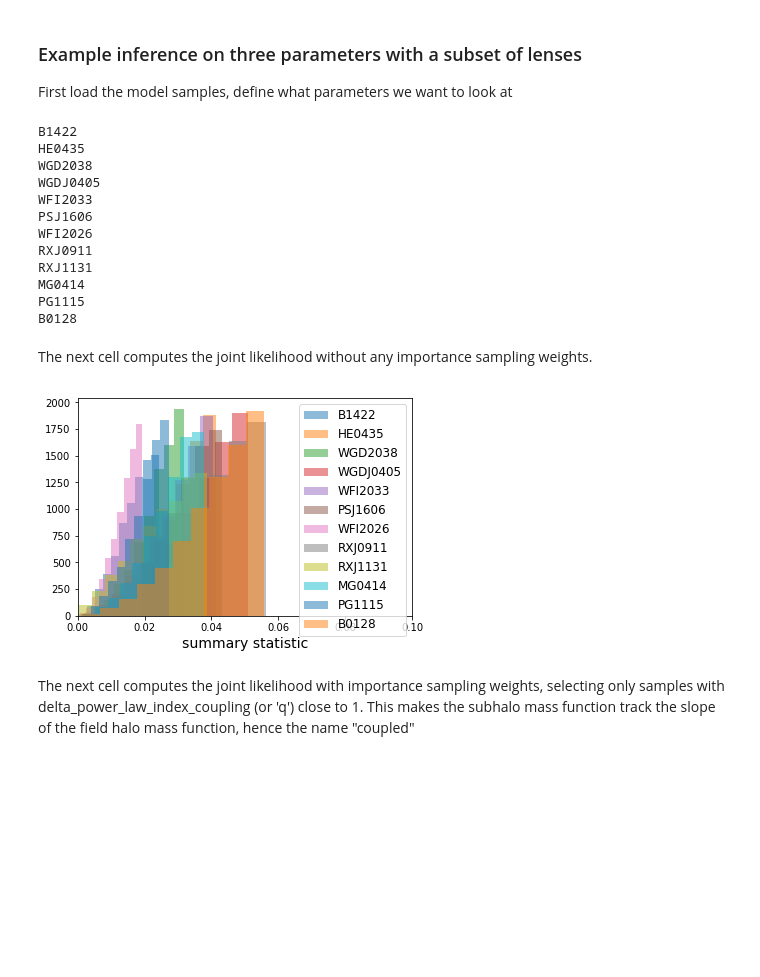
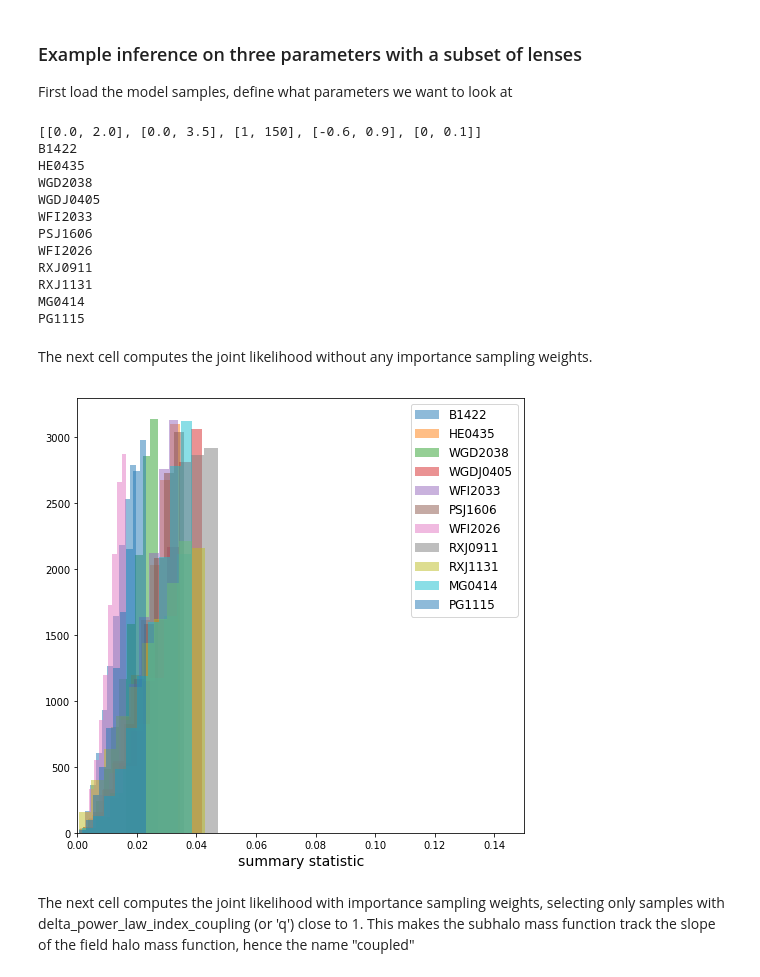
Before and after one commit to dangilman/LensLikelihood-, a Jupyter notebook: notebooks/inference_5D_from_scratch.ipynb, the cells around one changed output. Saved outputs shown, nothing was run; the diff lists cells and outputs as text; code cells hidden in the pictures; blank space fills up the shorter version.

```diff
--- a/notebooks/inference_5D_from_scratch.ipynb
+++ b/notebooks/inference_5D_from_scratch.ipynb
@@ -77,10 +77,12 @@ First load the model samples, define what parameters we want to look at
 import pickle
 import matplotlib.pyplot as plt
 # specify the parameter names
-param_names = ['sigma_sub', 'LOS_normalization', 'beta', 'c0', 'delta_power_law_index']
+param_names = ['LOS_normalization', 'beta', 'c0', 'delta_power_law_index', 'sigma_sub']
 param_ranges = [all_param_ranges[name] for name in param_names]
+print(param_ranges)
 # specify the lenses to use
 lenses = all_lens_names
+
 raw_samples_dict = {}
 # load the forward model samples
 for lens in lenses:
@@ -90,6 +92,7 @@ for lens in lenses:
     f.close()
     raw_samples_dict[lens] = raw_samples
 # %% [output]
+[[0.0, 2.0], [0.0, 3.5], [1, 150], [-0.6, 0.9], [0, 0.1]]
 B1422
 HE0435
 WGD2038
@@ -101,41 +104,39 @@ RXJ0911
 RXJ1131
 MG0414
 PG1115
-B0128
 # %% [markdown]
 The next cell computes the joint likelihood without any importance sampling weights.
 # %%
 # compute the summary statistics, retaining the 1500 sets of model parameters with lowest summary statistic
-n_samples_keep = 1500
+n_samples_keep = 2500
 samples_dict = {}
-full_samples_dict = {}
-
+fig = plt.figure(1)
+fig.set_size_inches(8,8)
 for lens in lenses:
 
     importance_sampling_weights = None
     measured_fluxes = flux_measurements[lens]
     measurement_uncertainties = flux_measurement_uncertainties[lens][0]
     reference_index = flux_measurement_uncertainties[lens][1]
     uncertaintiy_in_flux_ratios = flux_measurement_uncertainties[lens][2]
 
-    samples, full_samples, statistic = raw_samples_dict[lens].sample_with_abc(flux_measurements[lens],
+    samples, full_samples, statistic = raw_samples_dict[lens].sample_with_abc(measured_fluxes,
                                                                    param_names,
                                                                    measurement_uncertainties,
                                                                    reference_index,
                                                                    n_samples_keep,
                                                                    uncertaintiy_in_ratios=uncertaintiy_in_flux_ratios,
                                                                    importance_sampling_weights=importance_sampling_weights)
     plt.hist(statistic, alpha=0.5, label=lens)
     samples_dict[lens] = samples
-    full_samples_dict[lens] = full_samples
 
 # the histogram shows the distribution of the retained summary statistics
 plt.legend(fontsize=12)
-plt.xlim(0., 0.1)
+plt.xlim(0., 0.15)
 plt.xlabel('summary statistic', fontsize=14)
 plt.show()
 # %% [output]
-[figure, old version]
+[figure, new version]
 # %% [markdown]
 The next cell computes the joint likelihood with importance sampling weights, selecting only samples with delta_power_law_index_coupling (or 'q') close to 1. This makes the subhalo mass function track the slope of the field halo mass function, hence the name "coupled"
 # %%
```
Also changed, not shown: parts of 11 cells of this notebook, 4 other files.
